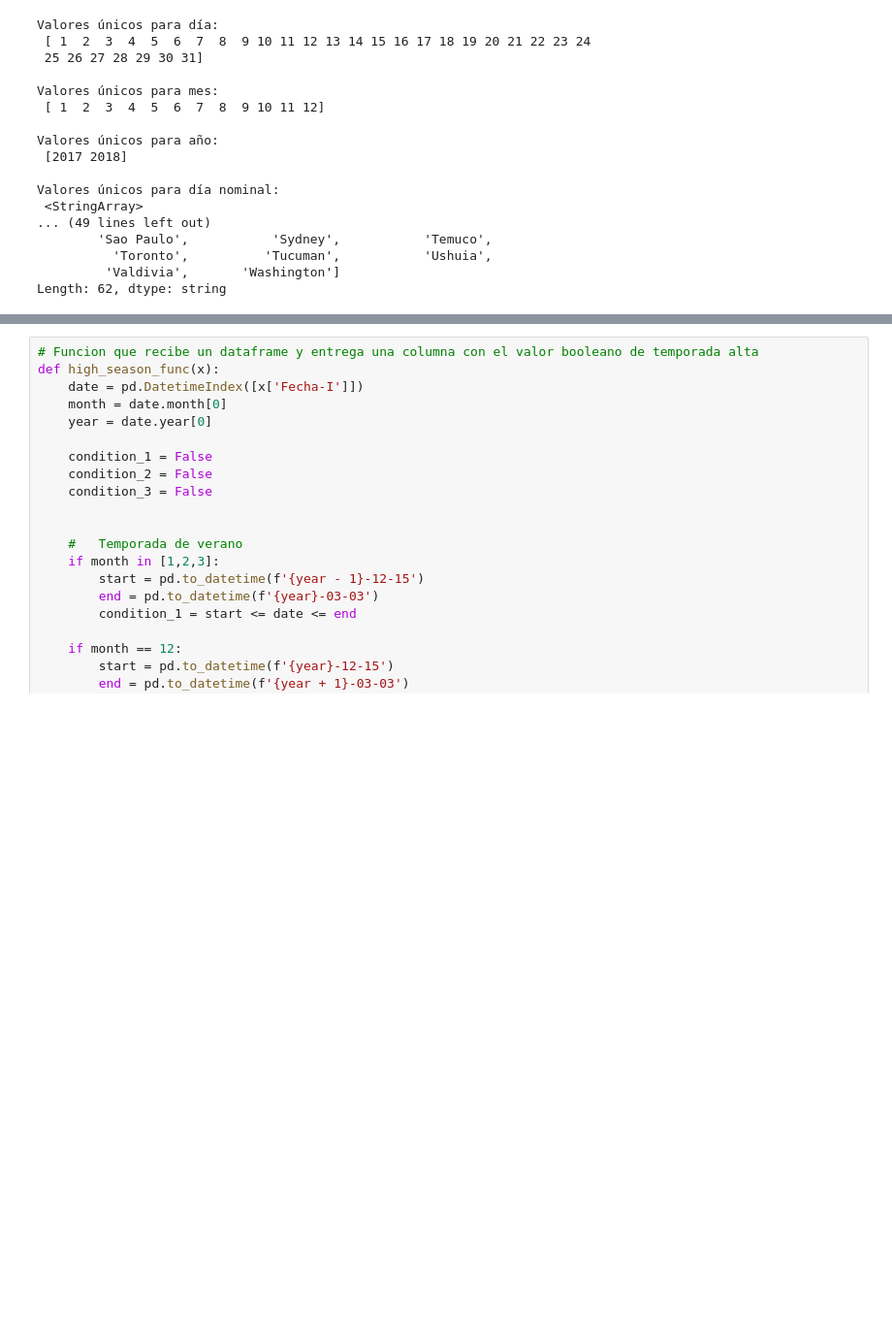
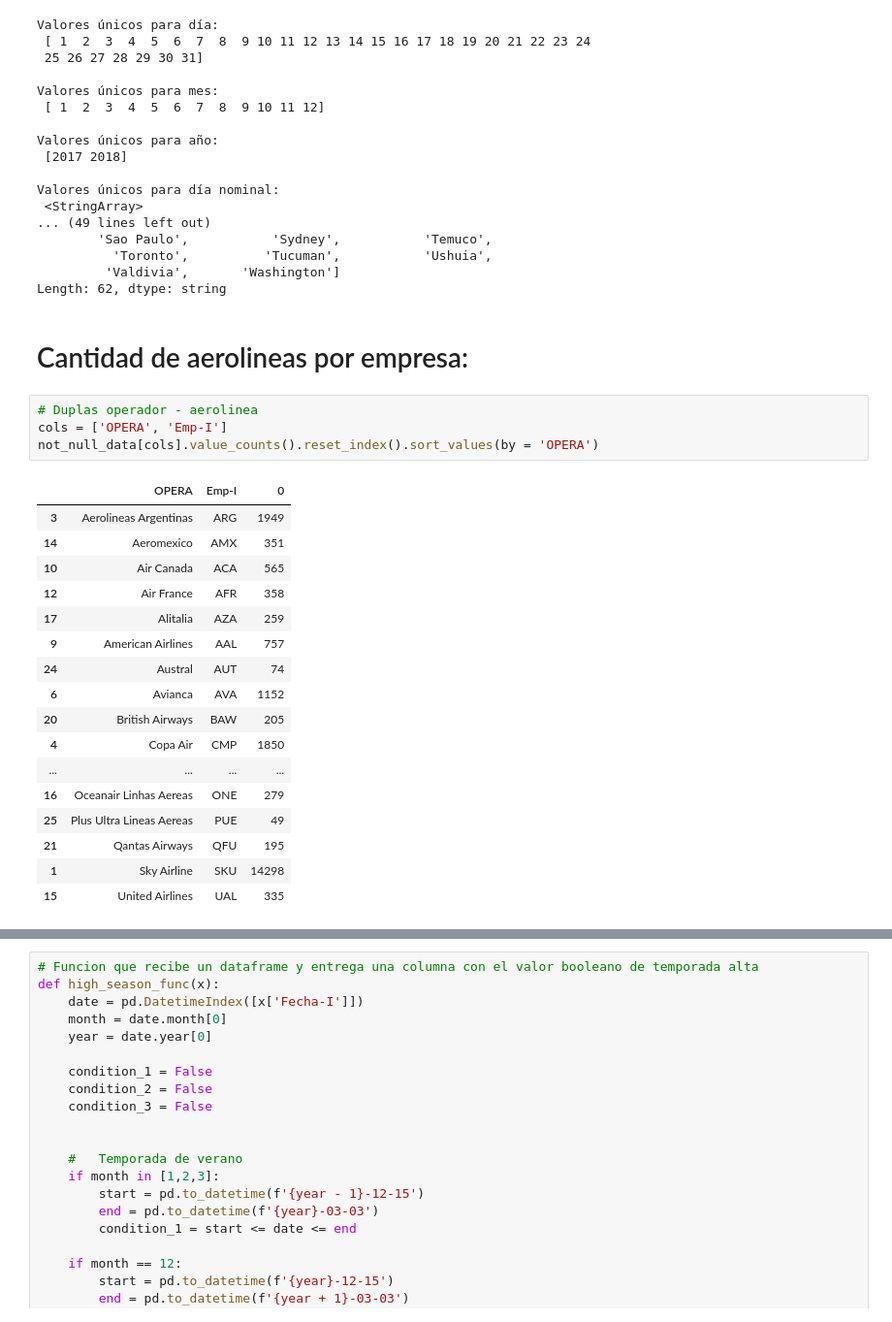
Before and after one commit to CrisBenavides/LATAM_Challenge, a Jupyter notebook: solution.ipynb, the cells around one changed output, grey strips where cells are left out. Shown: that part at 97% size. Saved outputs shown, nothing was run; the diff lists cells and outputs as text; blank space fills up the shorter version.

```diff
--- a/solution.ipynb
+++ b/solution.ipynb
@@ -245,3 +245,27 @@ Valores únicos para día nominal:
           'Toronto',          'Tucuman',           'Ushuia',
          'Valdivia',       'Washington']
 Length: 62, dtype: string
+# %% [markdown]
+# Cantidad de aerolineas por empresa:
+# %%
+# Duplas operador - aerolinea
+cols = ['OPERA', 'Emp-I']
+not_null_data[cols].value_counts().reset_index().sort_values(by = 'OPERA')
+# %% [output]
+|  | OPERA | Emp-I | 0 |
+| 3 | Aerolineas Argentinas | ARG | 1949 |
+| 14 | Aeromexico | AMX | 351 |
+| 10 | Air Canada | ACA | 565 |
+| 12 | Air France | AFR | 358 |
+| 17 | Alitalia | AZA | 259 |
+| 9 | American Airlines | AAL | 757 |
+| 24 | Austral | AUT | 74 |
+| 6 | Avianca | AVA | 1152 |
+| 20 | British Airways | BAW | 205 |
+| 4 | Copa Air | CMP | 1850 |
+| ... | ... | ... | ... |
+| 16 | Oceanair Linhas Aereas | ONE | 279 |
+| 25 | Plus Ultra Lineas Aereas | PUE | 49 |
+| 21 | Qantas Airways | QFU | 195 |
+| 1 | Sky Airline | SKU | 14298 |
+| 15 | United Airlines | UAL | 335 |
```
Also changed, not shown: parts of 14 cells of this notebook, 1 other file.
